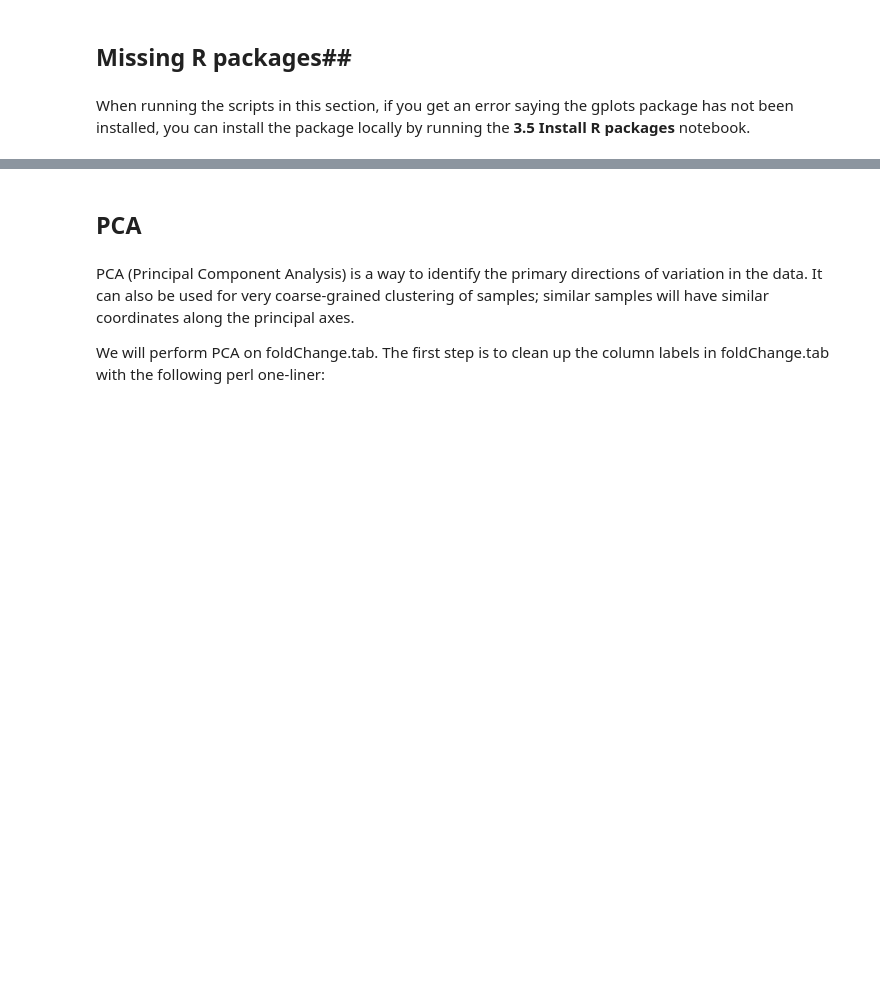
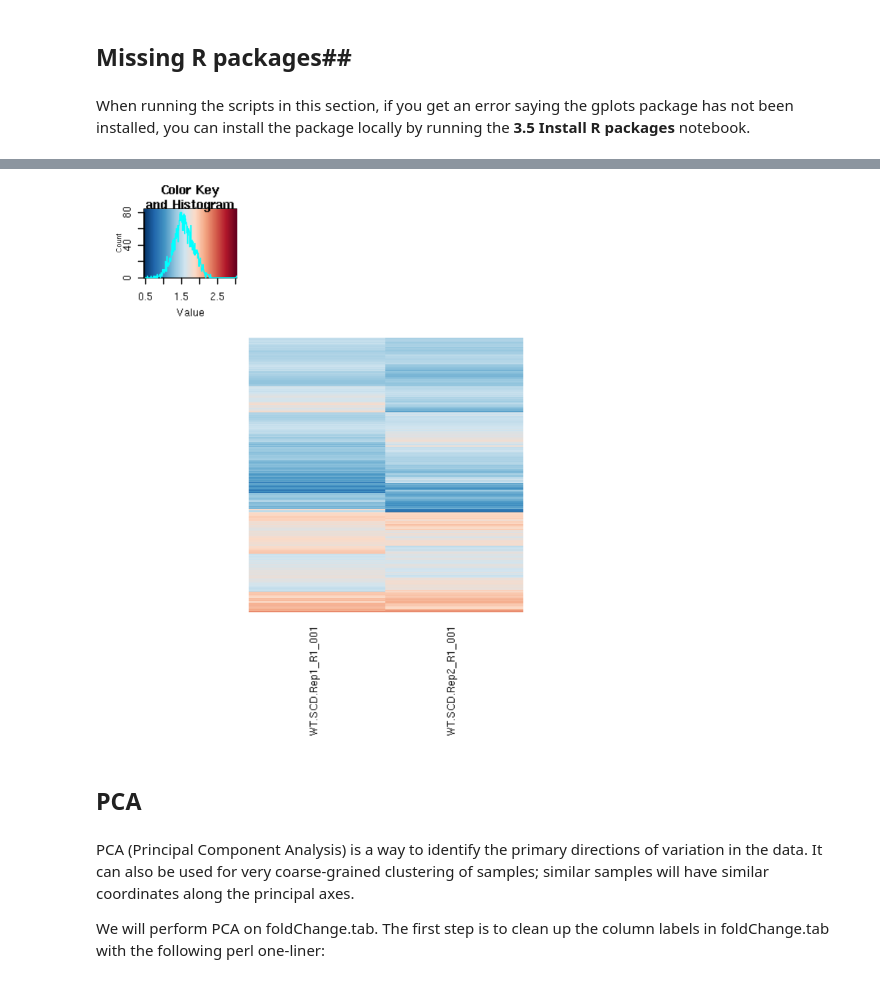
Before and after one commit to kundajelab/training_camp, a Jupyter notebook: workflow_notebooks/3.1 Clustering analysis and PCA.ipynb, the cells around one changed output, grey strips where cells are left out. Cells and saved outputs as stored; diff of their text form; code cells hidden in the pictures; blank space fills up the shorter version.

```diff
--- a/workflow_notebooks/3.1 Clustering analysis and PCA.ipynb
+++ b/workflow_notebooks/3.1 Clustering analysis and PCA.ipynb
@@ -33,0 +38,10 @@ export MASTER_DATA="/srv/scratch/training_camp/data/tc2017"
+# %%
+#load the fc signal matrix
+fc_data=read.table("all.fc.txt",header=TRUE)
+#remove the columns we will not use
+fc_data$Chrom=NULL
+fc_data$Start=NULL
+fc_data$End=NULL
+rownames(fc_data)=fc_data$ID
+fc_data$ID=NULL
+head(fc_data)
@@ -79,3 +102,18 @@ Note that visualize_clusters.R is obtained from the github repository of scripts
+# %%
+heatmap.2(fc_data_matrix,
+          scale     = "none",
+          col       = rev(colorRampPalette(brewer.pal(10, "RdBu"))(256)),
+          distfun   = function(x) dist(x,method="euclidean"),
+          hclustfun = function(x) hclust(x, method="ward.D"),
+          Rowv=TRUE,
+          Colv=TRUE,
+          dendrogram = "none",
+          trace="none",
+          cexCol = 0.9,
+          margins=c(10,10),
+          labRow="")
+# %% [output]
+[figure, added]
 # %% [markdown]
 ## PCA ##
 # %% [markdown]
```
Also changed, not shown: parts of 28 cells of this notebook, 2 other files.
